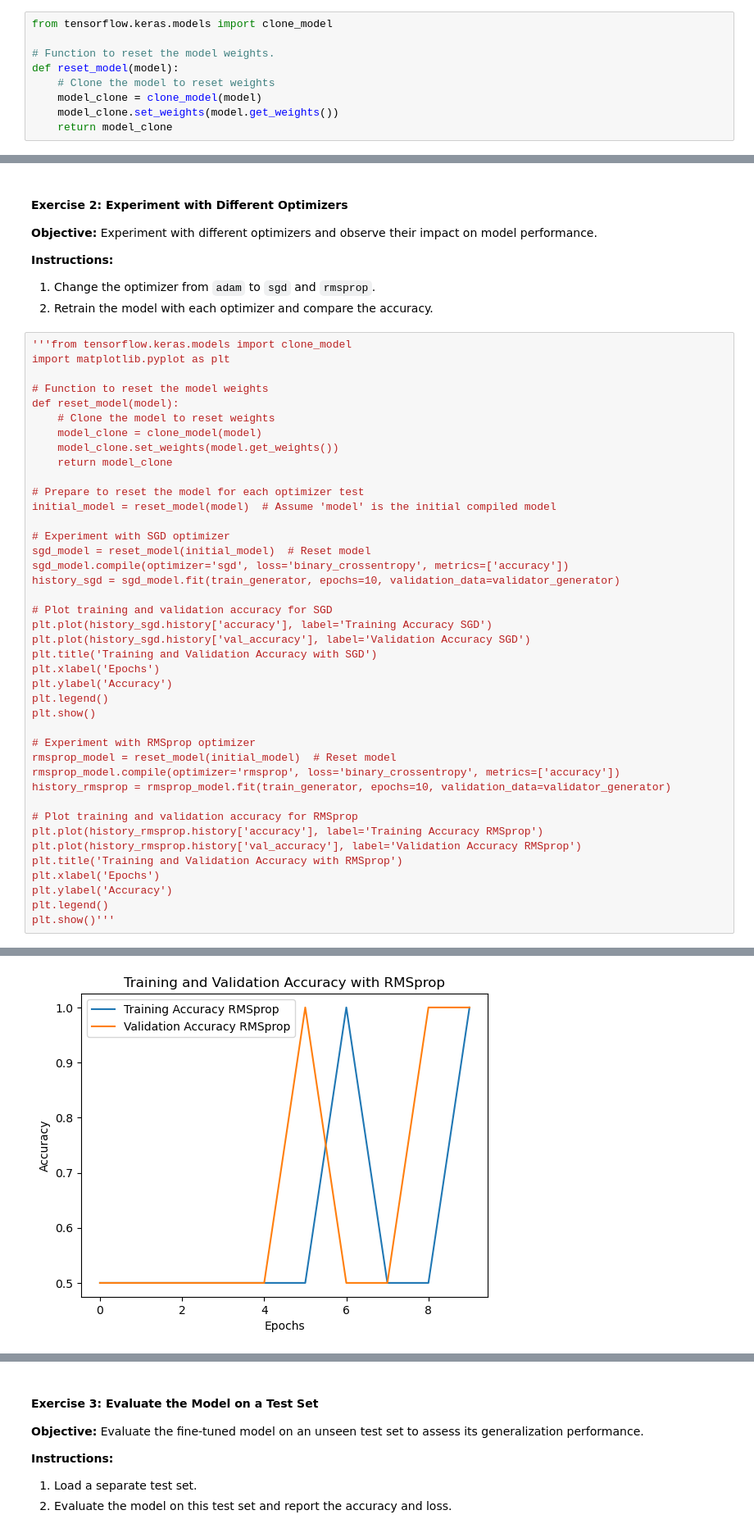
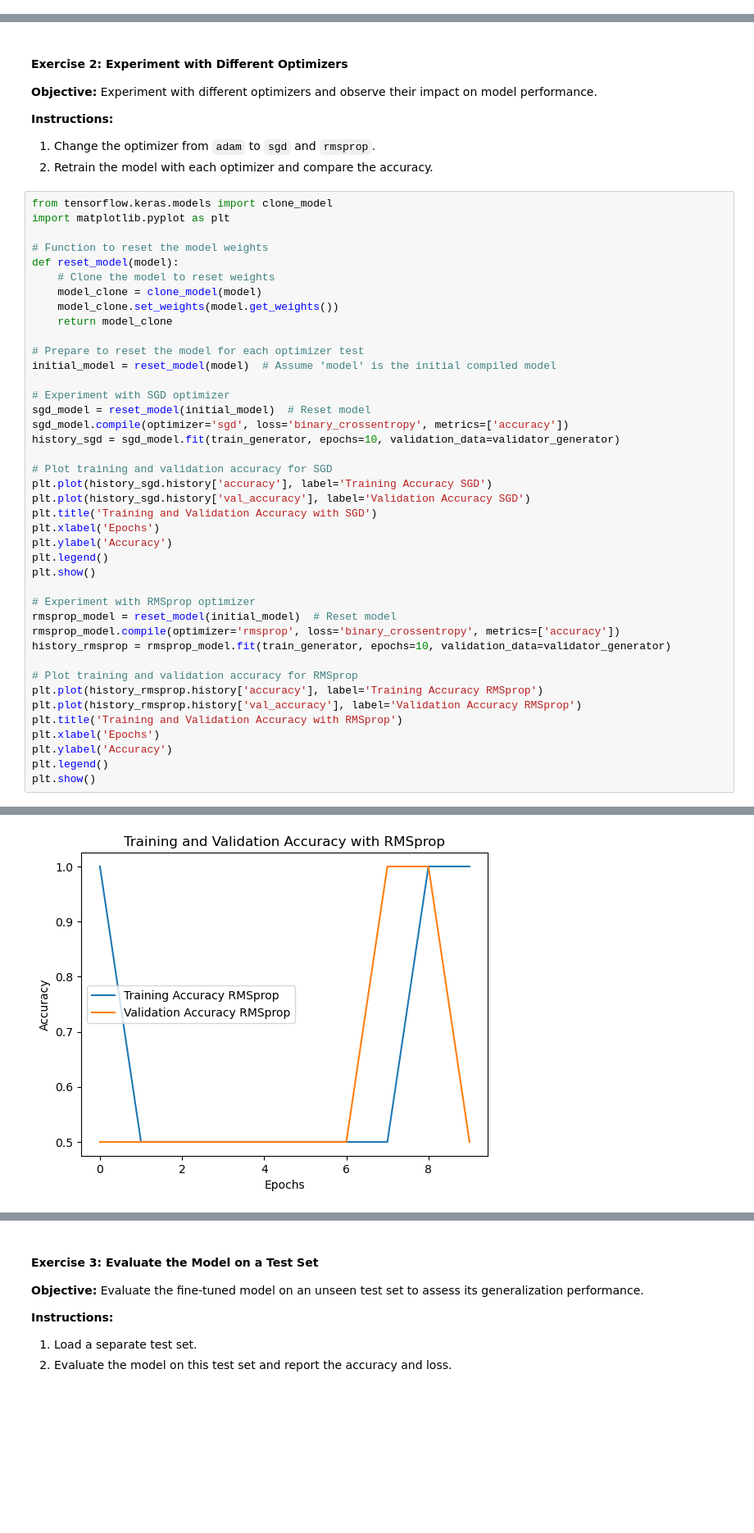
Before and after one commit to ankitrijal2054/Practice_Keras, a Jupyter notebook: Transfer-Learning-Implementation.ipynb, the cells around one changed output, grey strips where cells are left out. Shown at 82% size. Saved outputs shown, nothing was run; the diff lists cells and outputs as text; blank space fills up the shorter version.

```diff
--- a/Transfer-Learning-Implementation.ipynb
+++ b/Transfer-Learning-Implementation.ipynb
@@ -38,15 +38,6 @@ from tensorflow.keras.preprocessing.image import ImageDataGenerator
 - `tensorflow` is the main library for machine learning in Python.
 - `Sequential` is used to create a model with a linear stack of layers.
 - `Dense` and `Flatten` are types of layers that we will use in our model.
-# %%
-from tensorflow.keras.models import clone_model
-
-# Function to reset the model weights.
-def reset_model(model):
-    # Clone the model to reset weights
-    model_clone = clone_model(model)
-    model_clone.set_weights(model.get_weights())
-    return model_clone
 # %% [markdown]
 #### Step 2: Load Pre-trained Model
 # %%
@@ -244,7 +224,7 @@ Epoch 10/10
 1. Change the optimizer from `adam` to `sgd` and `rmsprop`.
 2. Retrain the model with each optimizer and compare the accuracy.
 # %%
-'''from tensorflow.keras.models import clone_model
+from tensorflow.keras.models import clone_model
 import matplotlib.pyplot as plt
 
 # Function to reset the model weights
@@ -283,6 +263,6 @@ plt.title('Training and Validation Accuracy with RMSprop')
 plt.xlabel('Epochs')
 plt.ylabel('Accuracy')
 plt.legend()
-plt.show()'''
+plt.show()
 # %% [output]
 Epoch 1/10
@@ -329 +309 @@ Epoch 10/10
-[figure, old version]
+[figure, new version]
```
Also changed, not shown: parts of 10 cells of this notebook, 2 other files.
